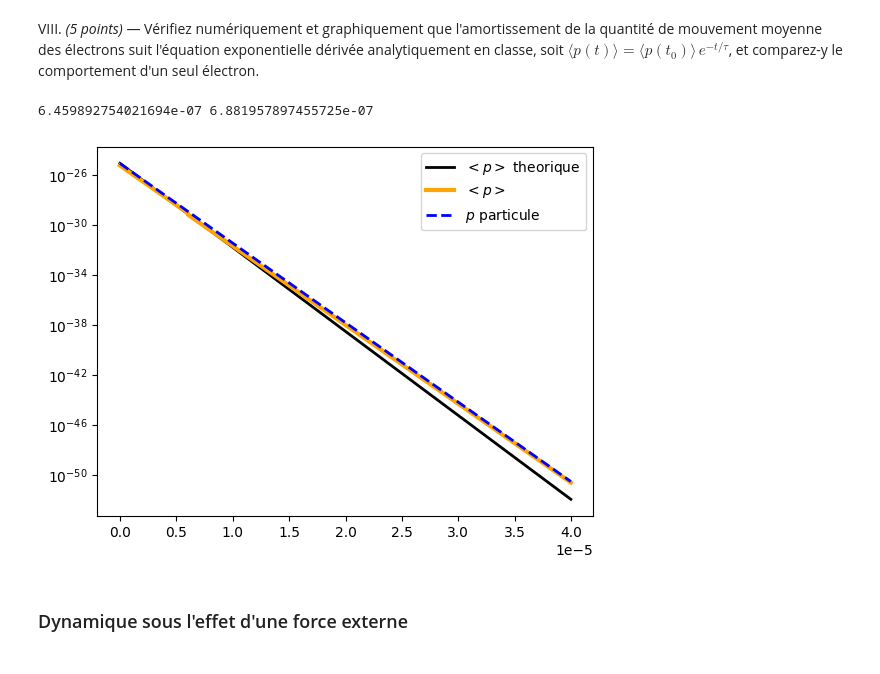
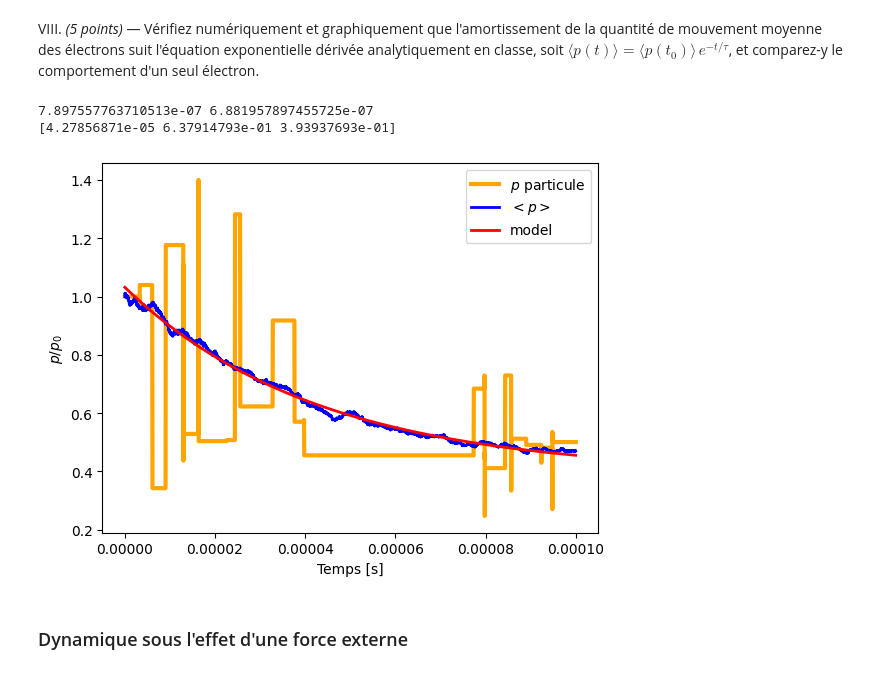
Before and after one commit to oliviergilbertastro/Laboratoires, a Jupyter notebook: PHY-3003/DrudeTP_Part2_h25.ipynb, the cells around one changed output. Cells and saved outputs as stored; diff of their text form; code cells hidden in the pictures.

```diff
--- a/PHY-3003/DrudeTP_Part2_h25.ipynb
+++ b/PHY-3003/DrudeTP_Part2_h25.ipynb
@@ -37,27 +47,40 @@ VIII. _(5 points)_ &mdash; Vérifiez numériquement et graphiquement que l'amort
 # %%
 import numpy as np
 import matplotlib.pyplot as plt
 data = np.loadtxt("data_p_pt2.txt")
 time = data[:,0]
 tau = data[:,1]
 p_single_particle = data[:,2]
 p_avg = data[:,3]
 
 p_t0 = np.sqrt(2*9.1E-31*(2/2)*1.4E-23*300)
 t_theorique = np.linspace(time[0], time[-1], 1000)
 tau_exp = np.mean(np.loadtxt("data_tau_pt2.txt"))
 p_theorique = p_t0*np.exp(-t_theorique/tau_exp)
 print(tau_exp, tau[0])
 
-plt.plot(t_theorique, p_theorique, color="black", linewidth=2, label="$<p>$ theorique")
-plt.plot(time, p_single_particle*np.exp(-time/tau), color="orange", linewidth=3, label="$<p>$")
-plt.plot(time, p_avg*np.exp(-time/tau), linestyle="--", color="blue", linewidth=2, label="$p$ particule")
-plt.yscale("log")
+# On fit un tau expréimental:
+from scipy.optimize import curve_fit
+def expo(x, a,b,c):
+    return np.exp(-x/a)*b+c
+res = curve_fit(expo, time, p_avg/p_avg[0], p0=[1E-5,1,1])[0]
+print(res)
+
+plt.plot(time, p_single_particle/p_single_particle[0], color="orange", linewidth=3, label="$p$ particule")
+plt.plot(time, p_avg/p_avg[0], linestyle="-", color="blue", linewidth=2, label="$<p>$")
+time_theo = np.linspace(0,np.max(time),1000)
+plt.plot(time_theo, expo(time_theo, *res), linestyle="-", color="red", linewidth=2, label="model")
+#plt.plot(time_theo, np.exp(-time_theo/tau_exp), linestyle="-", color="purple", linewidth=2, label="model forcé")
+#plt.yscale("log")
+#plt.xscale("log")
+plt.xlabel("Temps [s]")
+plt.ylabel("$p/p_0$")
 plt.legend()
 plt.show()
 # %% [output]
-6.459892754021694e-07 6.881957897455725e-07
+7.897557763710513e-07 6.881957897455725e-07
+[4.27856871e-05 6.37914793e-01 3.93937693e-01]
-[figure, old version]
+[figure, new version]
 # %% [markdown]
 ### Dynamique sous l'effet d'une force externe ###
 # %% [markdown]
```
Also changed, not shown: parts of 1 cell of this notebook, 4 other files.
